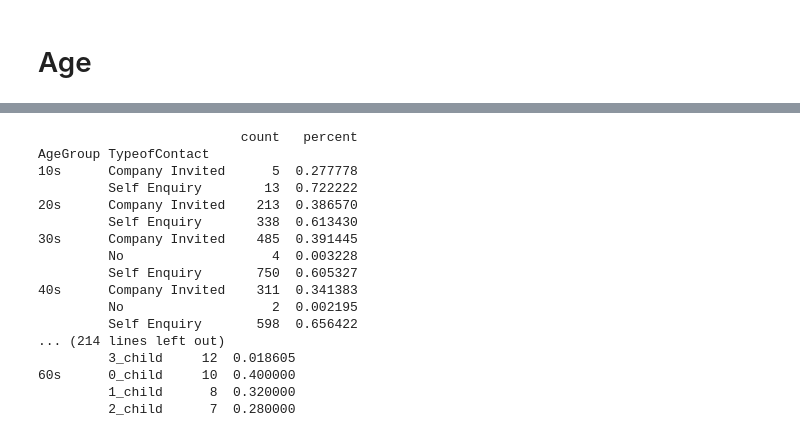
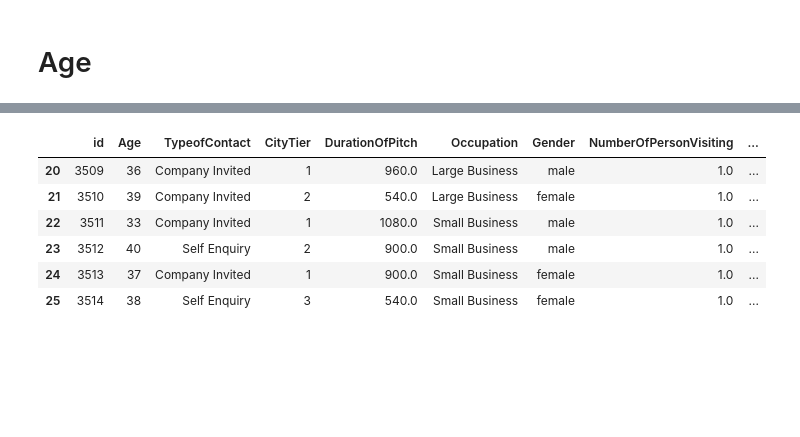
Before and after one commit to RickHub0115/SIGNATE-Summer-Cup-2024, a Jupyter notebook: scr/null/null_survey.ipynb, the cells around one changed output, grey strips where cells are left out. Saved outputs shown, nothing was run; the diff lists cells and outputs as text; code cells hidden in the pictures; blank space fills up the shorter version.

```diff
--- a/scr/null/null_survey.ipynb
+++ b/scr/null/null_survey.ipynb
@@ -139,0 +271,3 @@ int_columns = ['TypeofContact','CityTier','Occupation','Gender','NumberOfPersonV
+# %%
+X_train_predict_age , X_test_predict_age = mapping_first_category(X_train_predict_age, X_test_predict_age)
+X_train_predict_age, X_test_predict_age = feature_to_int(X_train_predict_age, X_test_predict_age)
@@ -139,0 +325,22 @@ int_columns = ['TypeofContact','CityTier','Occupation','Gender','NumberOfPersonV
+# %%
+y_test_predict_age = np.zeros(len(X_test_predict_age))
+
+# アンサンブル
+for model in models:
+    y_test_predict_age += model.predict(X_test_predict_age) / len(models)
+
+y_test_predict_age = pd.DataFrame({
+    'Age': y_test_predict_age
+})
+# %%
+# 訓練データとテストデータに分割する
+predicted_train_age = y_test_predict_age.iloc[:len(id_train), 0]
+predicted_test_age = y_test_predict_age.iloc[len(id_train): , 0]
+
+# id(主キー)を与える。
+predicted_train_age.index = id_train
+predicted_test_age.index = id_test
+# %%
+# 欠損値を予測値で補完する
+df_train.loc[df_train['Age'] == 0, 'Age'] = round(predicted_train_age)
+df_test.loc[df_test['Age'] == 0, 'Age'] = round(predicted_test_age)
@@ -140,3 +356,13 @@ int_columns = ['TypeofContact','CityTier','Occupation','Gender','NumberOfPersonV
+# %%
+df_test[20:26]
+# %% [output]
+|  | id | Age | TypeofContact | CityTier | DurationOfPitch | Occupation | Gender | NumberOfPersonVisiting | ... |
+| 20 | 3509 | 36 | Company Invited | 1 | 960.0 | Large Business | male | 1.0 | ... |
+| 21 | 3510 | 39 | Company Invited | 2 | 540.0 | Large Business | female | 1.0 | ... |
+| 22 | 3511 | 33 | Company Invited | 1 | 1080.0 | Small Business | male | 1.0 | ... |
+| 23 | 3512 | 40 | Self Enquiry | 2 | 900.0 | Small Business | male | 1.0 | ... |
+| 24 | 3513 | 37 | Company Invited | 1 | 900.0 | Small Business | female | 1.0 | ... |
+| 25 | 3514 | 38 | Self Enquiry | 3 | 540.0 | Small Business | female | 1.0 | ... |
 # %%
 def age_to_agegroup(age):
     if age == 0:
@@ -156,29 +382,3 @@ def age_to_agegroup(age):
 
 df_train['AgeGroup'] = df_train['Age'].apply(age_to_agegroup)
 df_test['AgeGroup'] = df_test['Age'].apply(age_to_agegroup)
-# %%
-for col in int_columns:
-    grouped = df_train.groupby(by=['AgeGroup', col])['Age'].count()
-    total_counts_by_agegroup = grouped.groupby(level=0).sum()
-    percentage = grouped / total_counts_by_agegroup
-    grouped = pd.concat([grouped, percentage], axis=1)
-    grouped.columns = ['count', 'percent']
-    print(grouped)
-# %% [output]
-                          count   percent
-AgeGroup TypeofContact
-10s      Company Invited      5  0.277778
-         Self Enquiry        13  0.722222
-20s      Company Invited    213  0.386570
-         Self Enquiry       338  0.613430
-30s      Company Invited    485  0.391445
-         No                   4  0.003228
-         Self Enquiry       750  0.605327
-40s      Company Invited    311  0.341383
-         No                   2  0.002195
-         Self Enquiry       598  0.656422
-... (214 lines left out)
-         3_child     12  0.018605
-60s      0_child     10  0.400000
-         1_child      8  0.320000
-         2_child      7  0.280000
```
Also changed, not shown: parts of 14 cells of this notebook, 11 other files.
